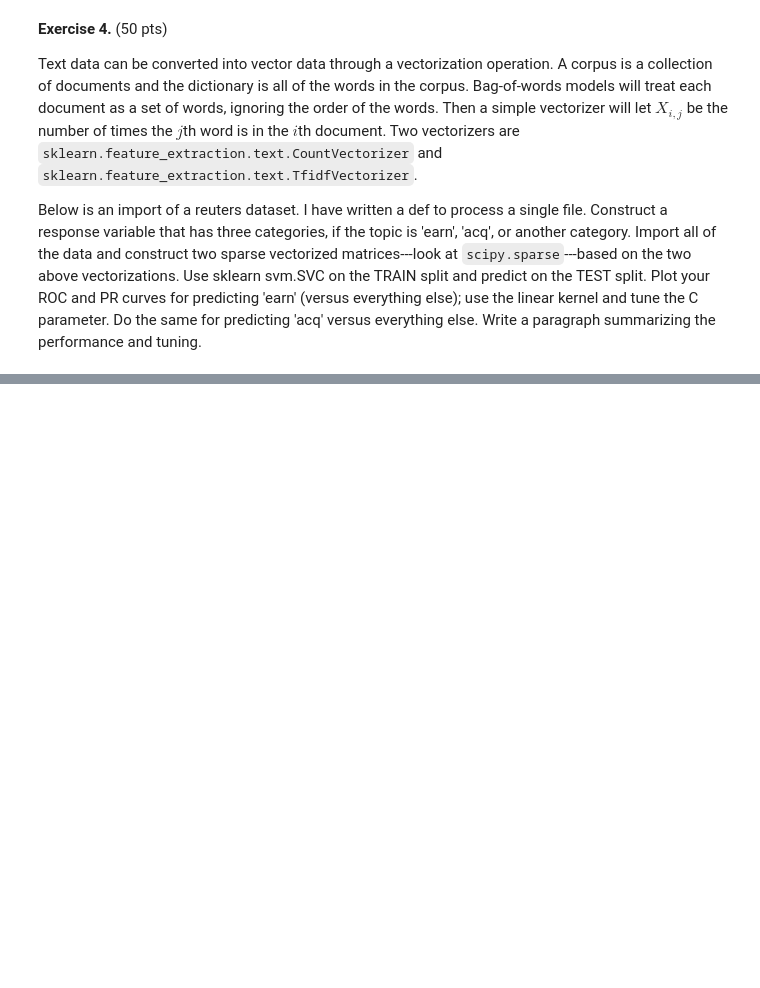
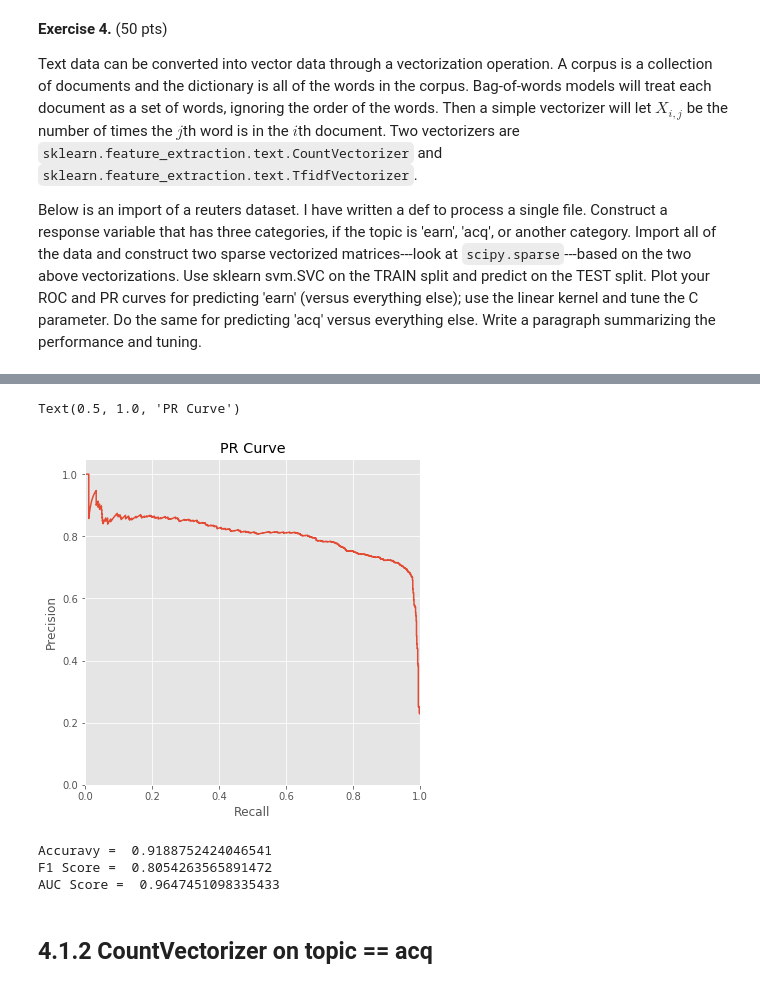
Before and after one commit to kvali7/Stat-ML-Playground, a Jupyter notebook: hw3/hw3_hint.ipynb, the cells around one changed output, grey strips where cells are left out. Drawn from its saved outputs; the diff is of its cells as text; code cells hidden in the pictures; blank space fills up the shorter version.

```diff
--- a/hw3/hw3_hint.ipynb
+++ b/hw3/hw3_hint.ipynb
@@ -699,0 +893,23 @@ rcParams['figure.figsize'] = 6,6
+# %%
+precision, recall, threshs = precision_recall_curve(y_test[:,0], y_score)
+
+plt.plot(recall, precision, label="SVM with Linear kernel for C = 0.1")
+plt.xlabel('Recall')
+plt.ylabel('Precision')
+plt.ylim([0.0, 1.05])
+plt.xlim([0.0, 1.0])
+plt.title("PR Curve")
+# %% [output]
+Text(0.5, 1.0, 'PR Curve')
+[figure, added]
+# %%
+# calculate AUC scores
+print ("Accuravy = ", metrics.accuracy_score(y_test[:,0], y_hat))
+print ("F1 Score = ", metrics.f1_score(y_test[:,0], y_hat))
+print ("AUC Score = ", metrics.auc(falsepositive, truepositive))
+# %% [output]
+Accuravy =  0.9188752424046541
+F1 Score =  0.8054263565891472
+AUC Score =  0.9647451098335433
+# %% [markdown]
+## 4.1.2 CountVectorizer on topic == acq
```
Also changed, not shown: parts of 50 cells of this notebook.
